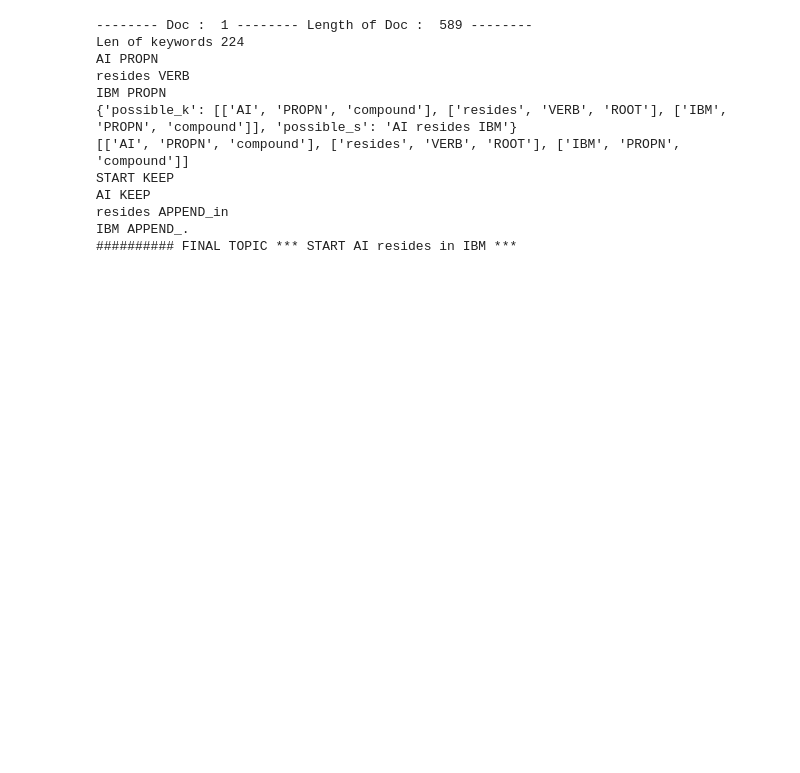
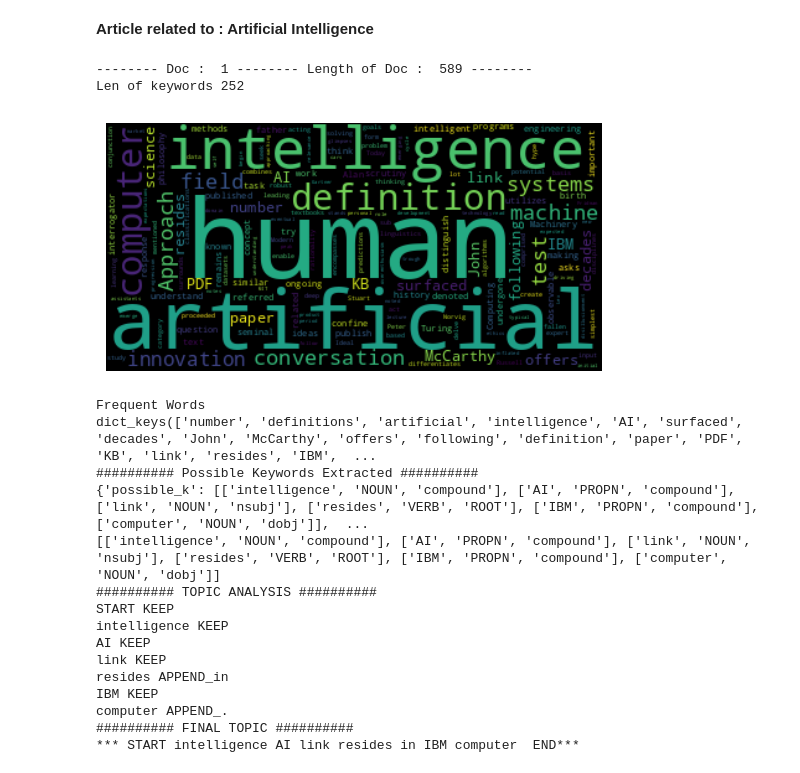
Before and after one commit to POONGKUYIL-MUSE/topic_modelling_spacy, a Jupyter notebook: topic_modelling.ipynb, the cells around one changed output. Drawn from its saved outputs; the diff is of its cells as text; code cells hidden in the pictures; blank space fills up the shorter version.

```diff
--- a/topic_modelling.ipynb
+++ b/topic_modelling.ipynb
@@ -172,45 +172,38 @@ system REPLACE_?
+# %% [markdown]
+**Article related to : Artificial Intelligence**
 # %%
 article_sample='''
 While a number of definitions of artificial intelligence (AI) have surfaced over the last few decades, John McCarthy offers the following definition in this 2004 paper (PDF, 106 KB) (link resides outside IBM), " It is the science and engineering of making intelligent machines, especially intelligent computer programs. It is related to the similar task of using computers to understand human intelligence, but AI does not have to confine itself to methods that are biologically observable."
 However, decades before this definition, the birth of the artificial intelligence conversation was denoted by Alan Turing's seminal work, "Computing Machinery and Intelligence" (PDF, 89.8 KB) (link resides outside of IBM), which was published in 1950. In this paper, Turing, often referred to as the "father of computer science", asks the following question, "Can machines think?"  From there, he offers a test, now famously known as the "Turing Test", where a human interrogator would try to distinguish between a computer and human text response. While this test has undergone much scrutiny since its publish, it remains an important part of the history of AI as well as an ongoing concept within philosophy as it utilizes ideas around linguistics.
 Stuart Russell and Peter Norvig then proceeded to publish, Artificial Intelligence: A Modern Approach (link resides outside IBM), becoming one of the leading textbooks in the study of AI. In it, they delve into four potential goals or definitions of AI, which differentiates computer systems on the basis of rationality and thinking vs. acting:
 Human approach:
 Systems that think like humans
 Systems that act like humans
 Ideal approach:
 Systems that think rationally
 Systems that act rationally
 Alan Turing’s definition would have fallen under the category of “systems that act like humans.”
 At its simplest form, artificial intelligence is a field, which combines computer science and robust datasets, to enable problem-solving. It also encompasses sub-fields of machine learning and deep learning, which are frequently mentioned in conjunction with artificial intelligence. These disciplines are comprised of AI algorithms which seek to create expert systems which make predictions or classifications based on input data.
 Today, a lot of hype still surrounds AI development, which is expected of any new emerging technology in the market. As noted in Gartner’s hype cycle (link resides outside IBM), product innovations like, self-driving cars and personal assistants, follow “a typical progression of innovation, from overenthusiasm through a period of disillusionment to an eventual understanding of the innovation’s relevance and role in a market or domain.” As Lex Fridman notes here (01:08:05) (link resides outside IBM) in his MIT lecture in 2019, we are at the peak of inflated expectations, approaching the trough of disillusionment.
 As conversations emerge around the ethics of AI, we can begin to see the initial glimpses of the trough of disillusionment. To read more on where IBM stands within the conversation around AI ethics, read more here.
 '''
-generated_topics=find_topic_from_corpus(article_sample)
-print(generated_topics)
-print(generated_topics['possible_k'])
-
-doc = grammar("START "+generated_topics['possible_s'])
-final_topic = ""
-for token in doc:
-  print(token.text, token.tag_)
-  if "KEEP" in token.tag_:
-    final_topic += token.text + " "
-  if "APPEND" in token.tag_:
-    final_topic += token.text + " "
-    tag_split = token.tag_.split("_")
-    if tag_split[1] not in punctuation:
-        final_topic += tag_split[1] + " "
-print("########## FINAL TOPIC ***", final_topic.strip(), "***")
+generate_topic(article_sample)
 # %% [output]
 -------- Doc :  1 -------- Length of Doc :  589 --------
-Len of keywords 224
-AI PROPN
-resides VERB
-IBM PROPN
-{'possible_k': [['AI', 'PROPN', 'compound'], ['resides', 'VERB', 'ROOT'], ['IBM', 'PROPN', 'compound']], 'possible_s': 'AI resides IBM'}
-[['AI', 'PROPN', 'compound'], ['resides', 'VERB', 'ROOT'], ['IBM', 'PROPN', 'compound']]
-START KEEP
-AI KEEP
-resides APPEND_in
-IBM APPEND_.
-########## FINAL TOPIC *** START AI resides in IBM ***
+Len of keywords 252
+[figure, added]
+Frequent Words
+dict_keys(['number', 'definitions', 'artificial', 'intelligence', 'AI', 'surfaced', 'decades', 'John', 'McCarthy', 'offers', 'following', 'definition', 'paper', 'PDF', 'KB', 'link', 'resides', 'IBM',  ...
+########## Possible Keywords Extracted ##########
+{'possible_k': [['intelligence', 'NOUN', 'compound'], ['AI', 'PROPN', 'compound'], ['link', 'NOUN', 'nsubj'], ['resides', 'VERB', 'ROOT'], ['IBM', 'PROPN', 'compound'], ['computer', 'NOUN', 'dobj']],  ...
+[['intelligence', 'NOUN', 'compound'], ['AI', 'PROPN', 'compound'], ['link', 'NOUN', 'nsubj'], ['resides', 'VERB', 'ROOT'], ['IBM', 'PROPN', 'compound'], ['computer', 'NOUN', 'dobj']]
+########## TOPIC ANALYSIS ##########
+START KEEP
+intelligence KEEP
+AI KEEP
+link KEEP
+resides APPEND_in
+IBM KEEP
+computer APPEND_.
+########## FINAL TOPIC ##########
+*** START intelligence AI link resides in IBM computer  END***
```
Also changed, not shown: parts of 32 cells of this notebook.
